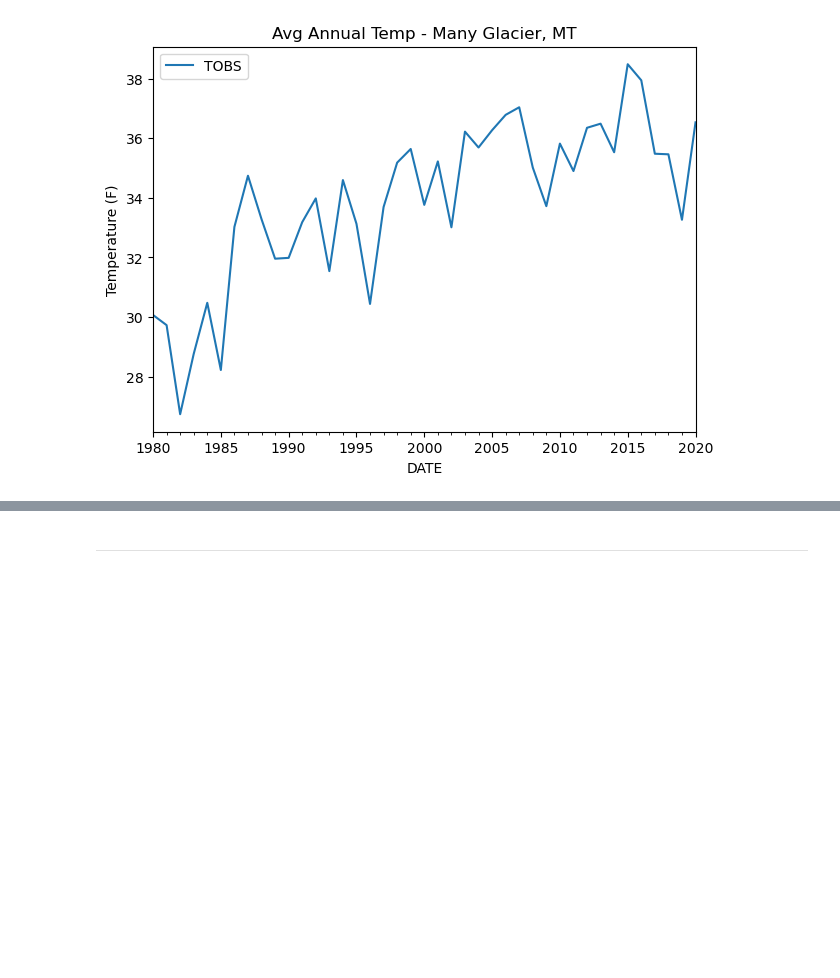
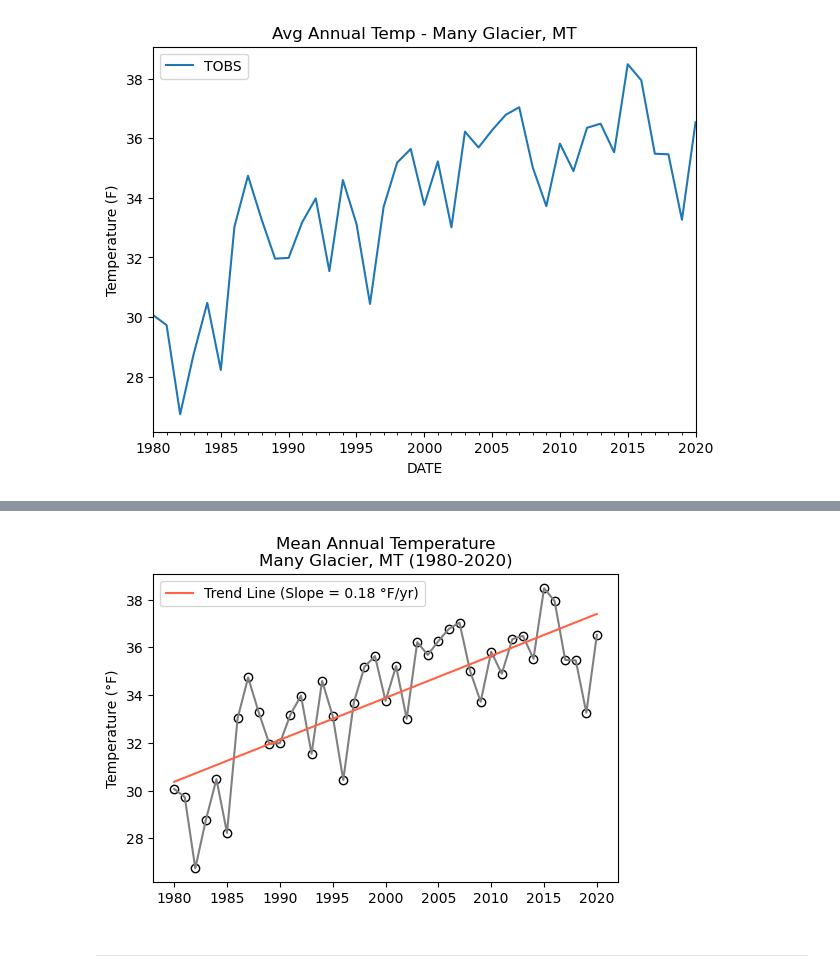
Before and after one commit to nquarder/2026-tcup-dsw-training, a Jupyter notebook: notebooks/weather_climate_blank.ipynb, the cells around one changed output, grey strips where cells are left out. Saved outputs shown, nothing was run; the diff lists cells and outputs as text; code cells hidden in the pictures; blank space fills up the shorter version.

```diff
--- a/notebooks/weather_climate_blank.ipynb
+++ b/notebooks/weather_climate_blank.ipynb
@@ -117,5 +117,5 @@ avg_temp_1980_2020.plot(y='TOBS', figsize=(7,5),
 [figure]
 # %%
 # STEP 7: Resetting the index
-[VARIALBE_FROM_STEP_5] = [VARIALBE_FROM_STEP_5].reset_index()
-[VARIALBE_FROM_STEP_5]
+avg_temp_1980_2020 = avg_temp_1980_2020.reset_index()
+avg_temp_1980_2020
@@ -122,4 +140,4 @@ avg_temp_1980_2020.plot(y='TOBS', figsize=(7,5),
 # %%
 # STEP 8: Remove year from DATE column and add as new variable
-[VARIALBE_FROM_STEP_5]['YEAR'] = [VARIALBE_FROM_STEP_5]['DATE'].dt.year
-[VARIALBE_FROM_STEP_5]
+avg_temp_1980_2020['YEAR'] = avg_temp_1980_2020['DATE'].dt.year
+avg_temp_1980_2020
@@ -126,37 +162,39 @@ avg_temp_1980_2020.plot(y='TOBS', figsize=(7,5),
 # %%
 # STEP 9: Plotting with a trendline (OPTIONAL IF TIME ALLOWS)
 # Define our figure and axis objects
 fig, ax = plt.subplots(figsize=(6,4))
 
 # Compute linear regression
-x = [VARIALBE_FROM_STEP_5]['YEAR']
-y = [VARIALBE_FROM_STEP_5]['TOBS']
+x = avg_temp_1980_2020['YEAR']
+y = avg_temp_1980_2020['TOBS']
 
 # Compute the slope (m) and intercept (b) of the line y = mx + b
 m, b = np.polyfit(x, y, 1)
 
 # Define degree symbol
 degree_symbol = '\u00B0'
 
 # Plot TOBS vs. YEAR as scatter plot
 ax.scatter(x, y, color='white', edgecolor='black')
 
 # Plot line graph
-ax.plot([VARIALBE_FROM_STEP_5]['YEAR'],
-        [VARIALBE_FROM_STEP_5]['TOBS'],
+ax.plot(avg_temp_1980_2020['YEAR'],
+        avg_temp_1980_2020['TOBS'],
         color='grey')
 
 # Plot trend line
 ax.plot(x, m*x + b, color='tomato', label=f'Trend Line (Slope = {m:.2f} {degree_symbol}F/yr)')
 
 # Add legend
 ax.legend()
 
 # Add title and axis label
 ax.set(title="Mean Annual Temperature\nMany Glacier, MT (1980-2020)",
        ylabel="Temperature (\u00B0F)")
 
 plt.show()
+# %% [output]
+[figure, added]
 # %% [markdown]
 ***
 # %% [markdown]
```
Also changed, not shown: parts of 2 cells of this notebook.
